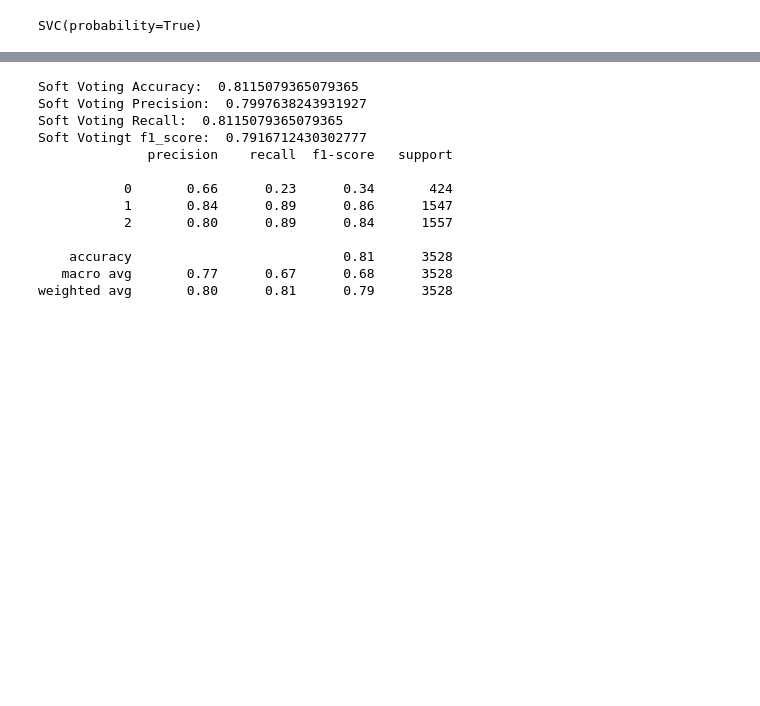
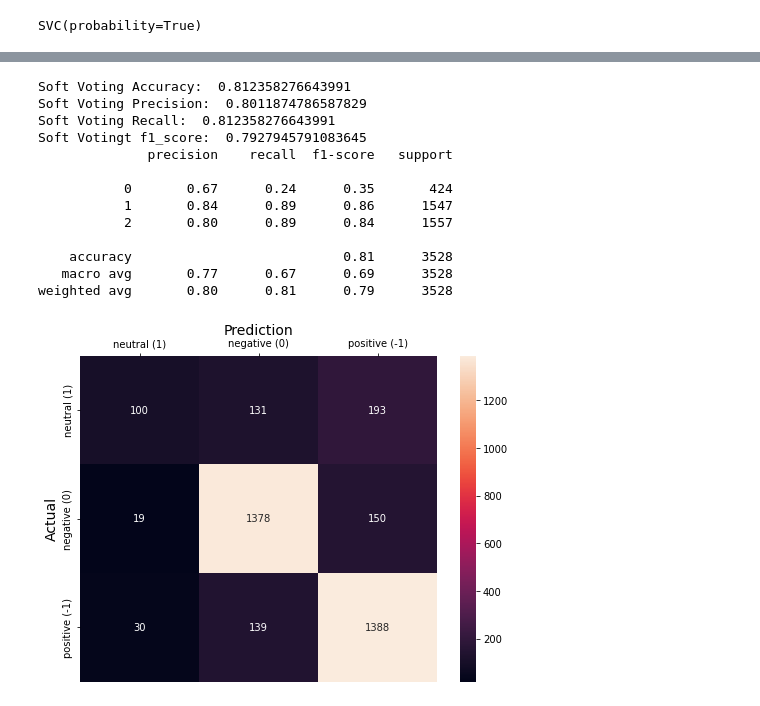
Before and after one commit to pahrul23/pahrul-skripsi, a Jupyter notebook: SKRIPSI_PAHRUL_1.ipynb, the cells around one changed output, grey strips where cells are left out. Saved outputs shown, nothing was run; the diff lists cells and outputs as text; code cells hidden in the pictures; blank space fills up the shorter version.

```diff
--- a/SKRIPSI_PAHRUL_1.ipynb
+++ b/SKRIPSI_PAHRUL_1.ipynb
@@ -870,7 +870,7 @@ options = {'c1': 0.5, 'c2': 0.3, 'w': 0.9}
 optimizer = ps.single.GlobalBestPSO(n_particles=50, dimensions=3, options=options)
 
 # Melakukan optimisasi PSO untuk mendapatkan bobot terbaik
-best_cost, best_weights = optimizer.optimize(objective_function, iters=50, X_train=X_train, y_train=y_train, X_test=X_test, y_test=y_test)
+best_cost, best_weights = optimizer.optimize(objective_function, iters=100, X_train=X_train, y_train=y_train, X_test=X_test, y_test=y_test)
 
 # Menampilkan bobot terbaik dan akurasi model dengan bobot tersebut
 print("Bobot terbaik:", best_weights)
@@ -898,16 +898,30 @@ print("Soft Voting Recall: ", recall_score(y_test, y_pred, average='weighted'))
 print("Soft Votingt f1_score: ", f1_score(y_test, y_pred, average='weighted'))
 print (classification_report(y_test, y_pred))
 # %% [output]
-Soft Voting Accuracy:  0.8115079365079365
-Soft Voting Precision:  0.7997638243931927
-Soft Voting Recall:  0.8115079365079365
-Soft Votingt f1_score:  0.7916712430302777
+Soft Voting Accuracy:  0.812358276643991
+Soft Voting Precision:  0.8011874786587829
+Soft Voting Recall:  0.812358276643991
+Soft Votingt f1_score:  0.7927945791083645
               precision    recall  f1-score   support
 
-           0       0.66      0.23      0.34       424
+           0       0.67      0.24      0.35       424
            1       0.84      0.89      0.86      1547
            2       0.80      0.89      0.84      1557
 
     accuracy                           0.81      3528
-   macro avg       0.77      0.67      0.68      3528
+   macro avg       0.77      0.67      0.69      3528
 weighted avg       0.80      0.81      0.79      3528
+# %%
+confusion_matrix(y_test, y_pred)
+
+fig, ax = plt.subplots(figsize = (8,6))
+sns.heatmap(confusion_matrix(y_true = y_test, y_pred = y_pred), fmt = 'g', annot = True)
+ax.xaxis.set_label_position('top')
+ax.xaxis.set_ticks_position('top')
+ax.set_xlabel('Prediction', fontsize = 14)
+ax.set_xticklabels([ 'neutral (1)','negative (0)', 'positive (-1)' ])
+ax.set_ylabel('Actual', fontsize = 14)
+ax.set_yticklabels([ 'neutral (1)','negative (0)', 'positive (-1)'] )
+plt.show()
+# %% [output]
+[figure, added]
```
Also changed, not shown: parts of 1 cell of this notebook.
